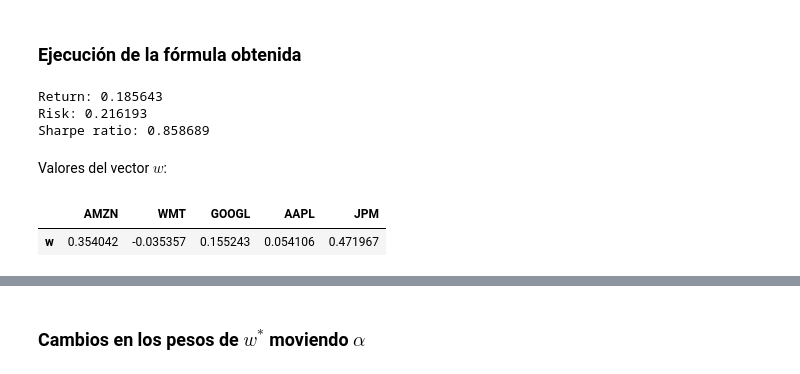
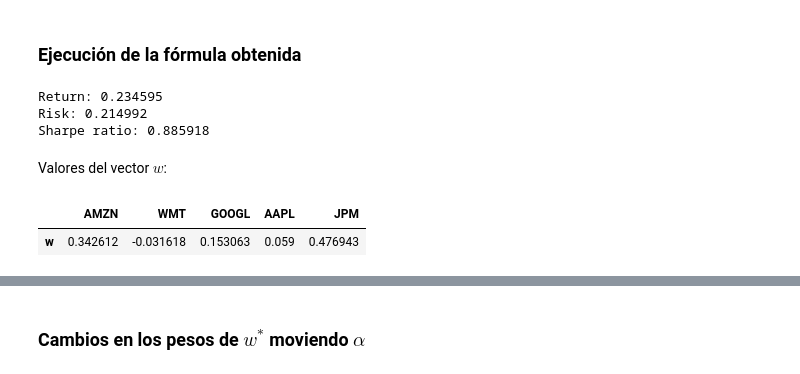
Before and after one commit to LuisMB09/metodos_optimizacion, a Jupyter notebook: opt_sharpe.ipynb, the cells around one changed output, grey strips where cells are left out. Saved outputs shown, nothing was run; the diff lists cells and outputs as text; code cells hidden in the pictures.

```diff
--- a/opt_sharpe.ipynb
+++ b/opt_sharpe.ipynb
@@ -111,36 +111,35 @@ rt = datos1.pct_change().dropna()
 ### Obtención de matrices y vectores importantes
 # %%
 mu = (rt.mean() * 252).values  # Rendimientos esperados
-rf = 0.05  # Tasa libre de riesgo
+unos = np.ones(len(mu)) # Vector de unos
+rf = 0.04413  # Tasa libre de riesgo
 sigma = rt.cov().values  # Matriz de covarianzas
 sigma_inv = np.linalg.inv(sigma)  # Matriz de varianza-covarianza inversa
-mu_rf = mu - rf # Rendimientos esperados en exceso
-unos = np.ones(len(mu)) # Vector de unos
+mu_rf = mu - np.dot(rf,unos) # Rendimientos esperados en exceso
 # %% [markdown]
 ### Ejecución de la fórmula obtenida
 # %%
-
 w = np.dot(sigma_inv,mu_rf)/ np.dot(unos.T,np.dot(sigma_inv,mu_rf))
-ret = np.dot(w, mu_rf)
+ret = np.dot(w.T, mu)
 risk = np.sqrt(np.dot(w.T, np.dot(sigma, w))) * np.sqrt(252)
 
-sharpe = ret / risk
+sharpe = (ret - rf) / risk
 
 w_chat = pd.DataFrame(w, index=tickers, columns=['w'])
 
 print(f'Return: {ret:.6f}')
 print(f'Risk: {risk:.6f}')
 print(f'Sharpe ratio: {sharpe:.6f}')
 
 display(Markdown(f'Valores del vector $w$:'))
 
 display(w_chat.T)
 # %% [output]
-Return: 0.185643
-Risk: 0.216193
-Sharpe ratio: 0.858689
+Return: 0.234595
+Risk: 0.214992
+Sharpe ratio: 0.885918
 Valores del vector $w$:
 |  | AMZN | WMT | GOOGL | AAPL | JPM |
-| w | 0.354042 | -0.035357 | 0.155243 | 0.054106 | 0.471967 |
+| w | 0.342612 | -0.031618 | 0.153063 | 0.059 | 0.476943 |
 # %%
 plt.figure(figsize=(10, 6))
```
Also changed, not shown: parts of 2 cells of this notebook.
